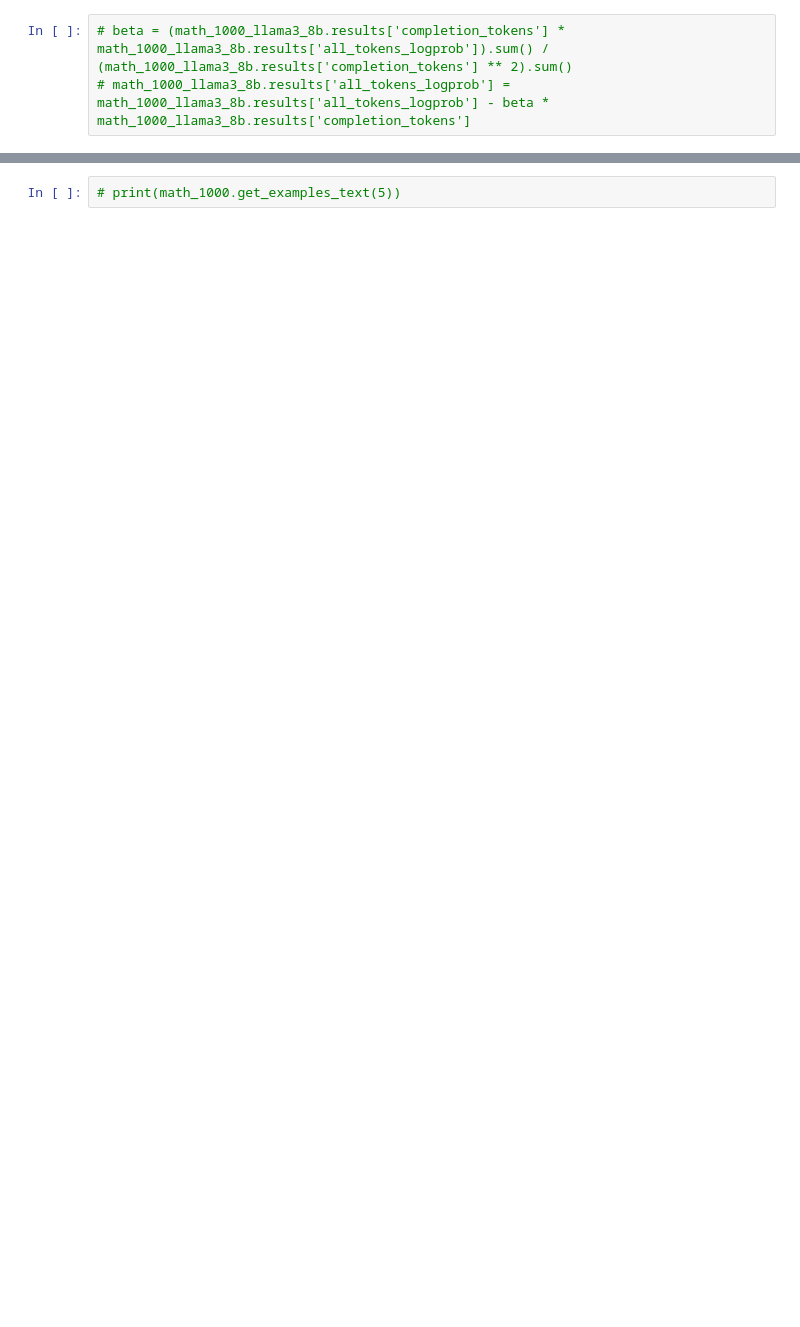
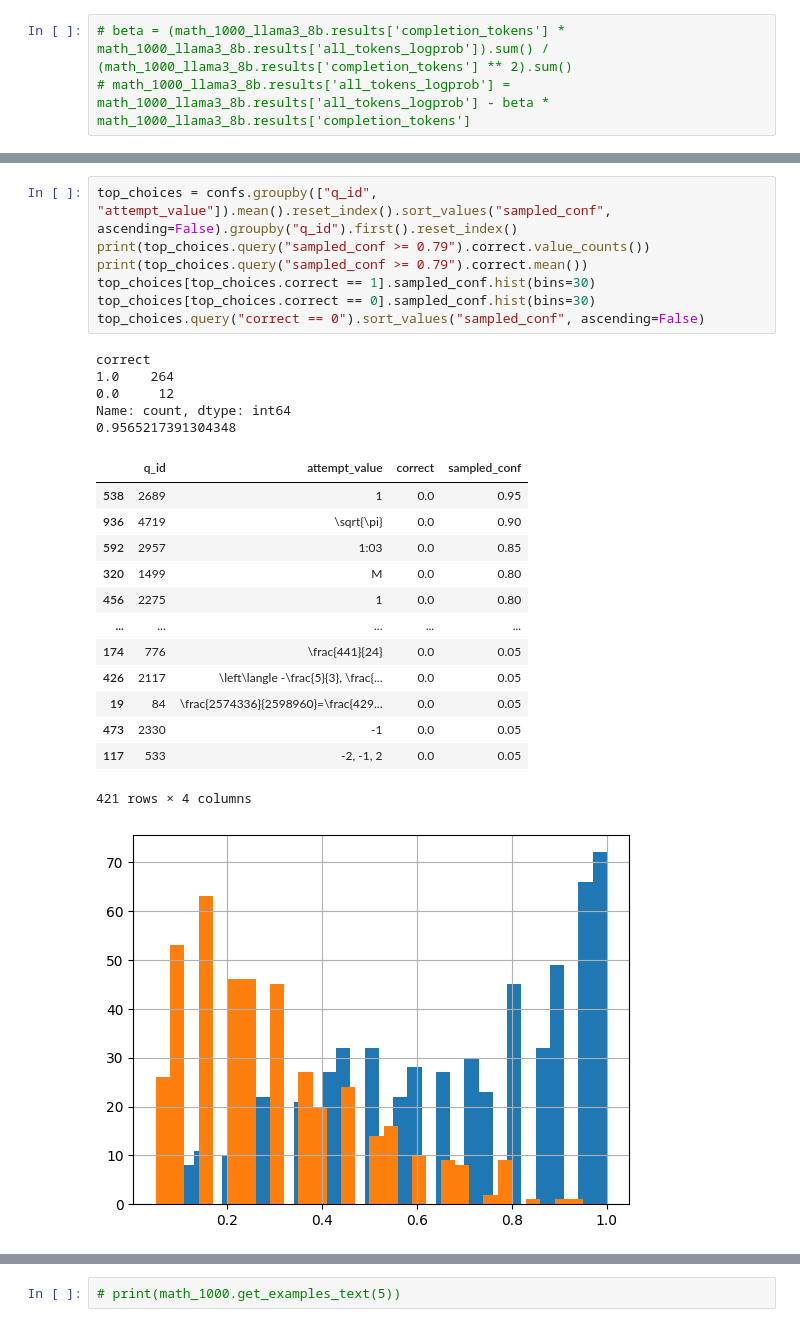
Before and after one commit to jamesyc23/alamere, a Jupyter notebook: confidence_research.ipynb, the cells around one changed output, grey strips where cells are left out. Cells and saved outputs as stored; diff of their text form; blank space fills up the shorter version.

```diff
--- a/confidence_research.ipynb
+++ b/confidence_research.ipynb
@@ -292,0 +373,27 @@ math_1000_llama3_8b.get_binned(confidence_estimator="all_tokens_logprob_conf", q
+# %%
+top_choices = confs.groupby(["q_id", "attempt_value"]).mean().reset_index().sort_values("sampled_conf", ascending=False).groupby("q_id").first().reset_index()
+print(top_choices.query("sampled_conf >= 0.79").correct.value_counts())
+print(top_choices.query("sampled_conf >= 0.79").correct.mean())
+top_choices[top_choices.correct == 1].sampled_conf.hist(bins=30)
+top_choices[top_choices.correct == 0].sampled_conf.hist(bins=30)
+top_choices.query("correct == 0").sort_values("sampled_conf", ascending=False)
+# %% [output]
+correct
+1.0    264
+0.0     12
+Name: count, dtype: int64
+0.9565217391304348
+|  | q_id | attempt_value | correct | sampled_conf |
+| 538 | 2689 | 1 | 0.0 | 0.95 |
+| 936 | 4719 | \sqrt{\pi} | 0.0 | 0.90 |
+| 592 | 2957 | 1:03 | 0.0 | 0.85 |
+| 320 | 1499 | M | 0.0 | 0.80 |
+| 456 | 2275 | 1 | 0.0 | 0.80 |
+| ... | ... | ... | ... | ... |
+| 174 | 776 | \frac{441}{24} | 0.0 | 0.05 |
+| 426 | 2117 | \left\langle -\frac{5}{3}, \frac{... | 0.0 | 0.05 |
+| 19 | 84 | \frac{2574336}{2598960}=\frac{429... | 0.0 | 0.05 |
+| 473 | 2330 | -1 | 0.0 | 0.05 |
+| 117 | 533 | -2, -1, 2 | 0.0 | 0.05 |
+421 rows × 4 columns
+[figure, added]
```
Also changed, not shown: parts of 31 cells of this notebook, 1 other file.
